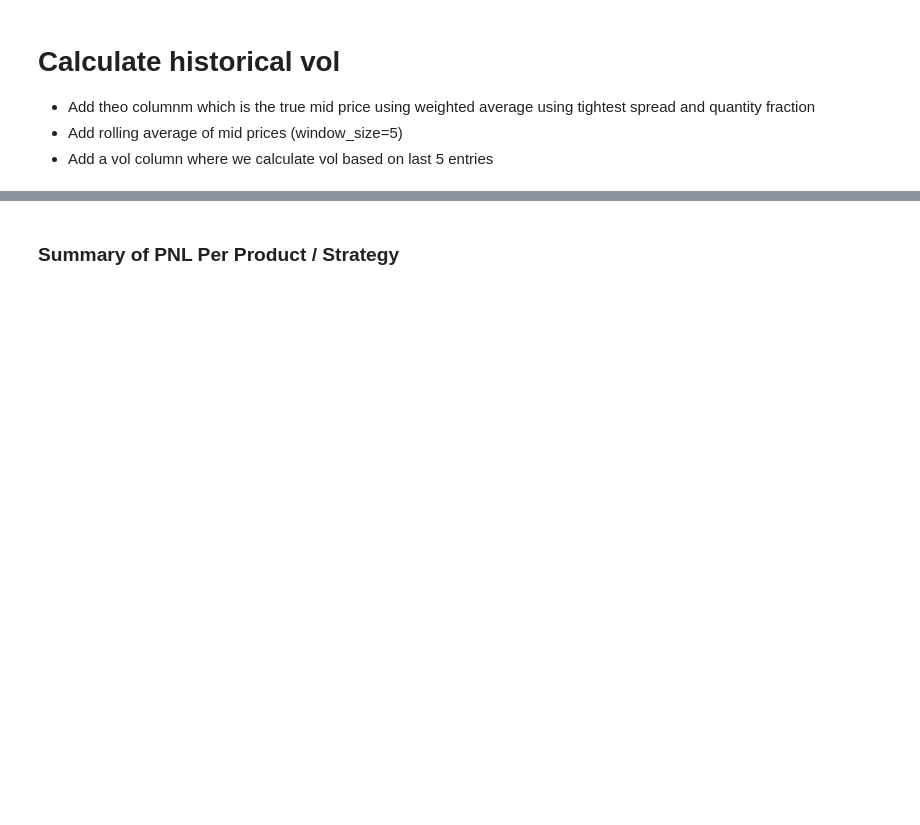
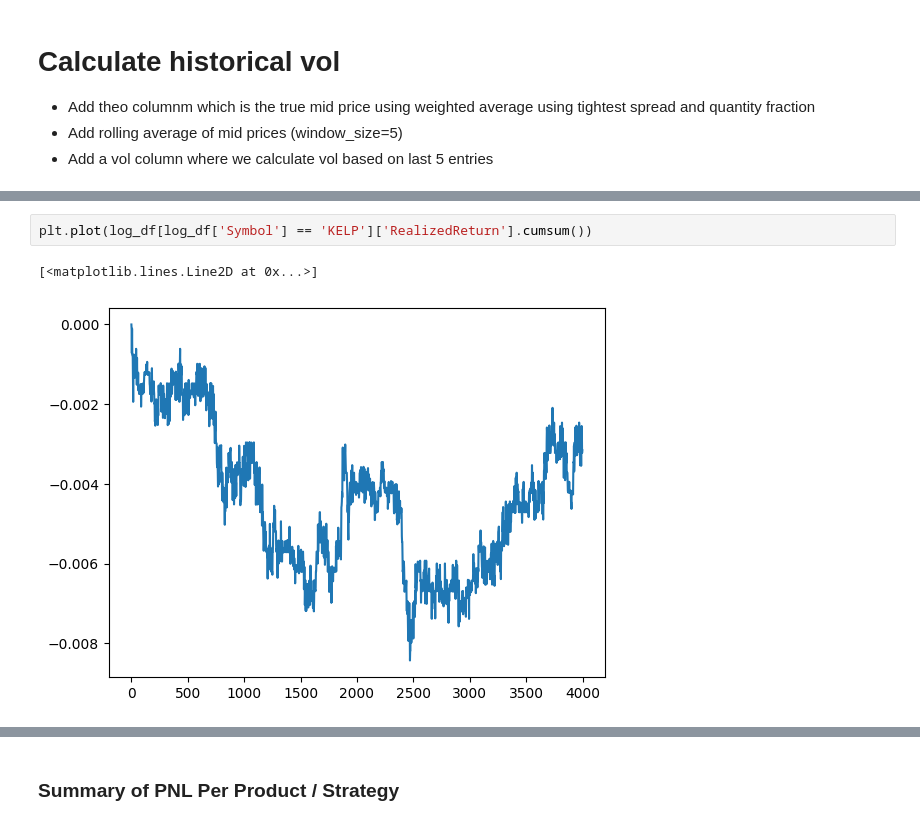
Before and after one commit to Keshav-Shah/IMC-Prosperity-2025-Rice, a Jupyter notebook: trade_data_analysis.ipynb, the cells around one changed output, grey strips where cells are left out. Drawn from its saved outputs; the diff is of its cells as text; blank space fills up the shorter version.

```diff
--- a/trade_data_analysis.ipynb
+++ b/trade_data_analysis.ipynb
@@ -370,3 +869,8 @@ display(log_df[symbol_mask].head())
+# %%
+plt.plot(log_df[log_df['Symbol'] == 'KELP']['RealizedReturn'].cumsum())
+# %% [output]
+[<matplotlib.lines.Line2D at 0x...>]
+[figure, added]
 # %%
 
 symbol_mask = log_df['Symbol'] == 'RAINFOREST_RESIN'
```
Also changed, not shown: parts of 21 cells of this notebook, 1 other file.
